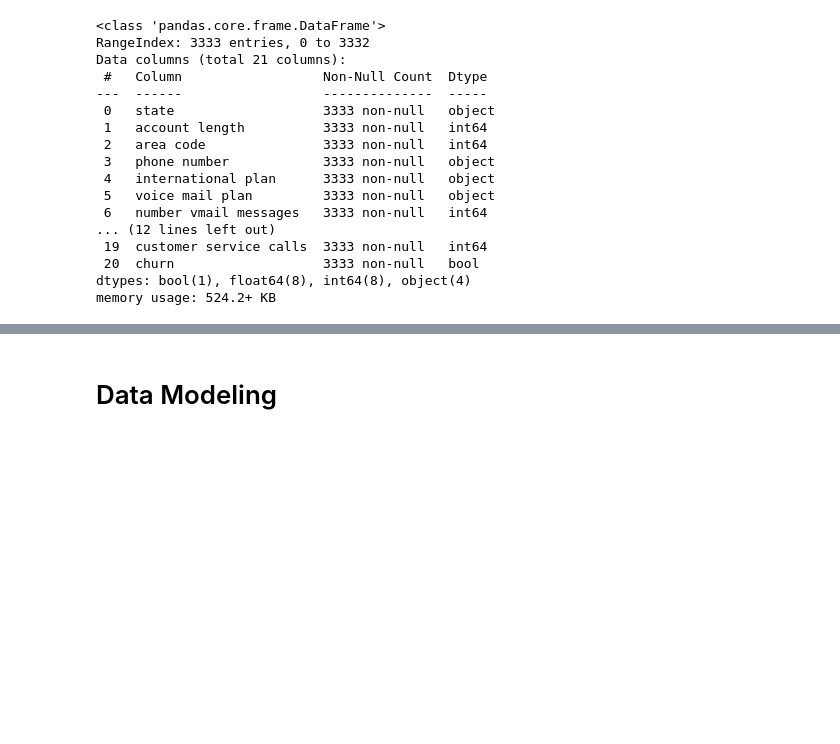
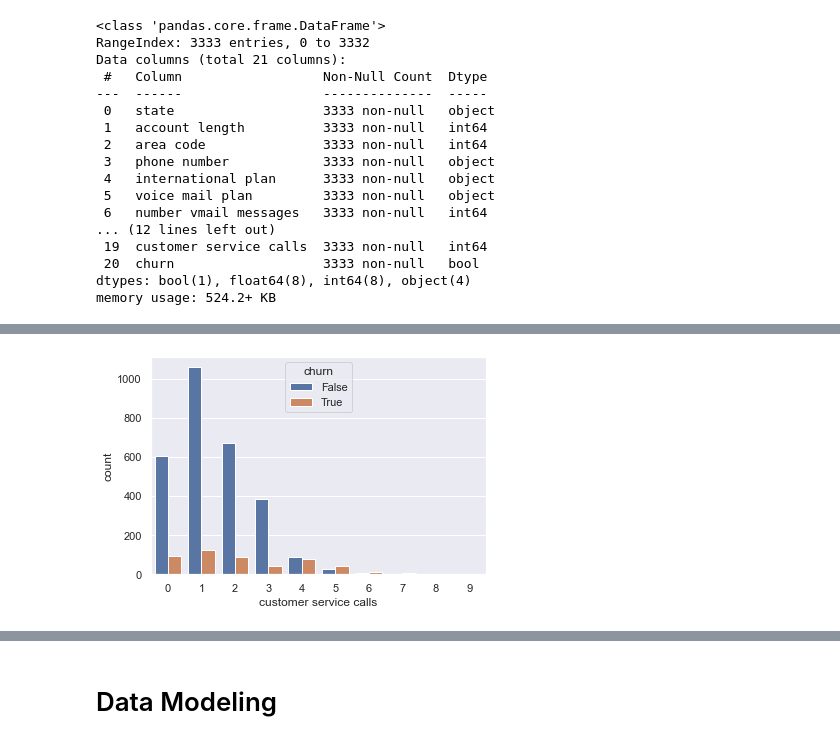
Before and after one commit to ashakeri92/dsc-phase-3-project-v2-3, a Jupyter notebook: Analysis.ipynb, the cells around one changed output, grey strips where cells are left out. Drawn from its saved outputs; the diff is of its cells as text; code cells hidden in the pictures; blank space fills up the shorter version.

Commit message:
added count plots

```diff
--- a/Analysis.ipynb
+++ b/Analysis.ipynb
@@ -84,0 +52,8 @@ plt.show()
+# %%
+# Dropped area code and state
+# Display first 5 rows
+
+df = df.drop(["state", "area code", "phone number"], axis=1)
+df.head()
+
+# how to change international plan, voice mail plan, and churn into 1 and 0's
@@ -84,0 +67,6 @@ plt.show()
+# %%
+# Use countplot to plot customer service calls against customer churn
+sns.set_theme(style="darkgrid")
+ax = sns.countplot(x="customer service calls", hue="churn", data=df)
+# %% [output]
+[figure, added]
```
Also changed, not shown: parts of 8 cells of this notebook.
